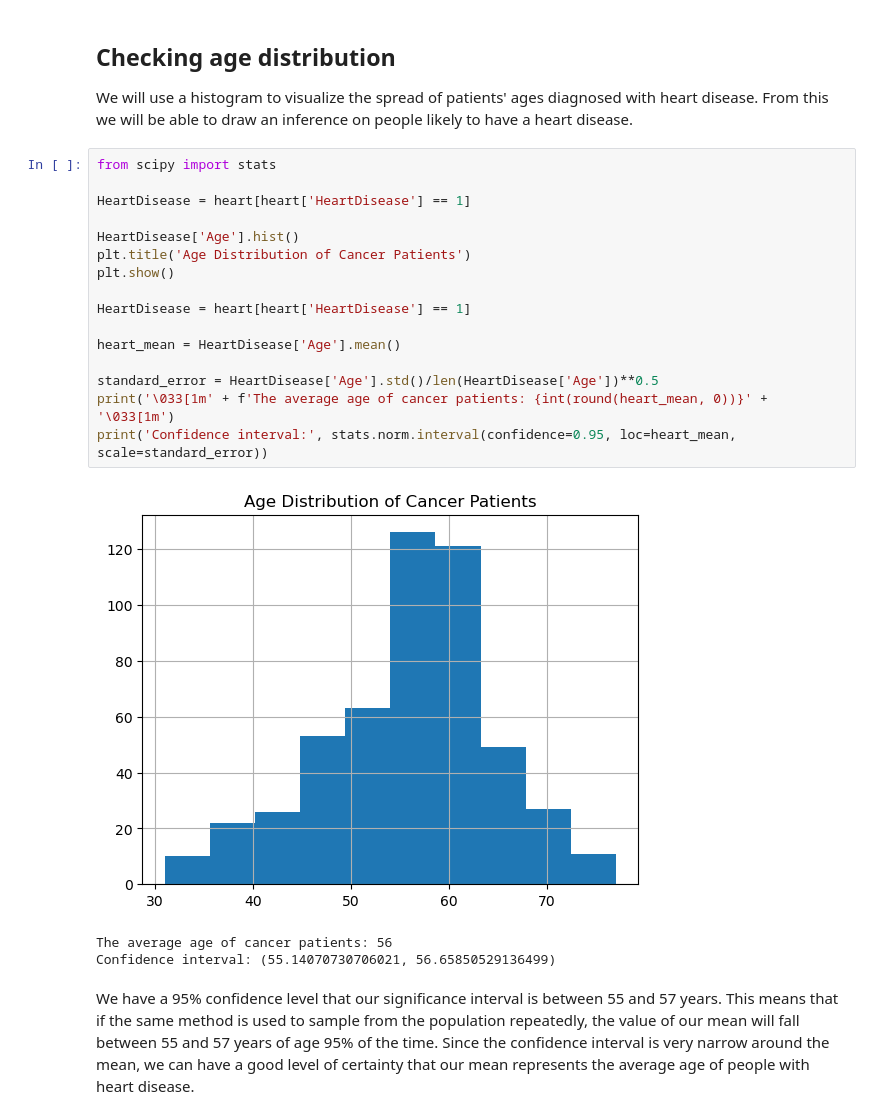
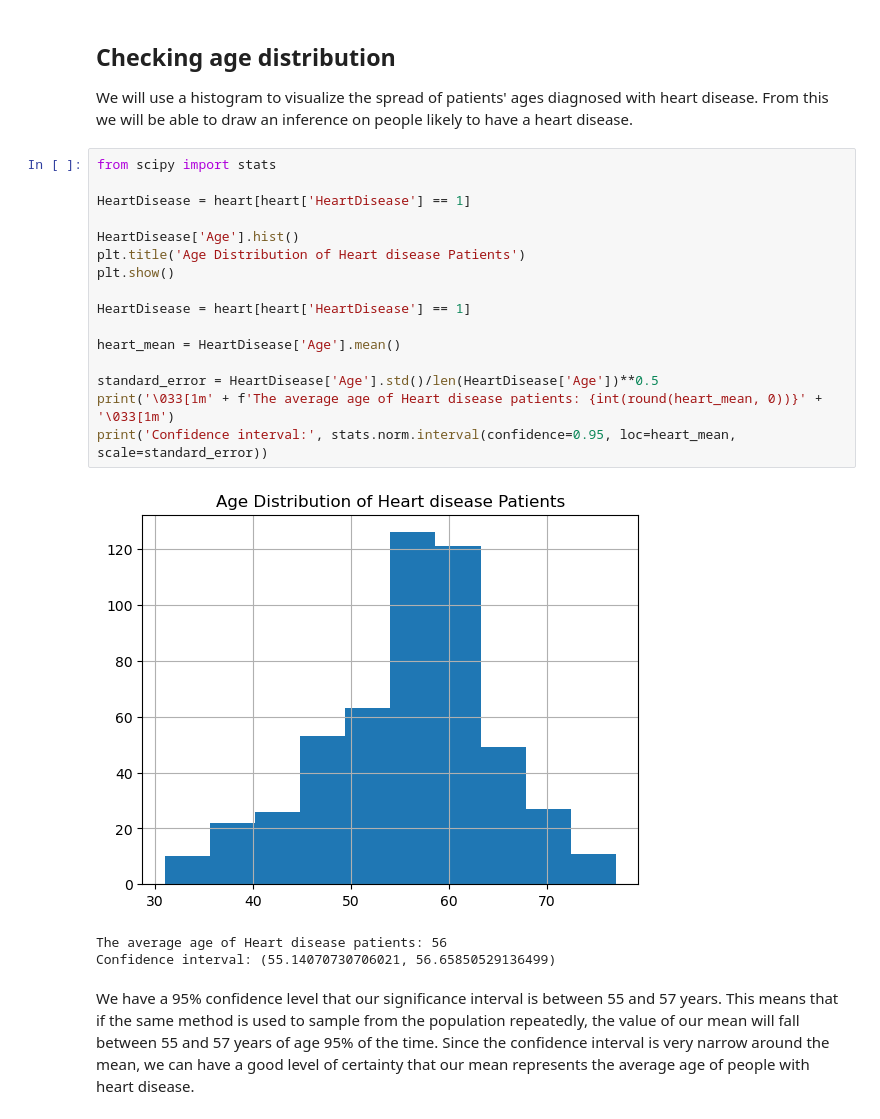
Before and after one commit to Mueeshassan/Heart-disease-prediction, a Jupyter notebook: Heart Machine Learning Model Prediction.ipynb, the cells around one changed output. Drawn from its saved outputs; the diff is of its cells as text.

```diff
--- a/Heart Machine Learning Model Prediction.ipynb
+++ b/Heart Machine Learning Model Prediction.ipynb
@@ -205,22 +205,22 @@ We will use a histogram to visualize the spread of patients' ages diagnosed with
 # %%
 from scipy import stats
 
 HeartDisease = heart[heart['HeartDisease'] == 1]
 
 HeartDisease['Age'].hist()
-plt.title('Age Distribution of Cancer Patients')
+plt.title('Age Distribution of Heart disease Patients')
 plt.show()
 
 HeartDisease = heart[heart['HeartDisease'] == 1]
 
 heart_mean = HeartDisease['Age'].mean()
 
 standard_error = HeartDisease['Age'].std()/len(HeartDisease['Age'])**0.5
-print('\033[1m' + f'The average age of cancer patients: {int(round(heart_mean, 0))}' + '\033[1m')
+print('\033[1m' + f'The average age of Heart disease patients: {int(round(heart_mean, 0))}' + '\033[1m')
 print('Confidence interval:', stats.norm.interval(confidence=0.95, loc=heart_mean, scale=standard_error))
 # %% [output]
-[figure, old version]
+[figure, new version]
-The average age of cancer patients: 56
+The average age of Heart disease patients: 56
 Confidence interval: (55.14070730706021, 56.65850529136499)
 # %% [markdown]
 We have a 95% confidence level that our significance interval is between 55 and 57 years. This means that if the same method is used to sample from the population repeatedly, the value of our mean will fall between 55 and 57 years of age 95% of the time. Since the confidence interval is very narrow around the mean, we can have a good level of certainty that our mean represents the average age of people with heart disease.
```
Also changed, not shown: parts of 3 cells of this notebook.
